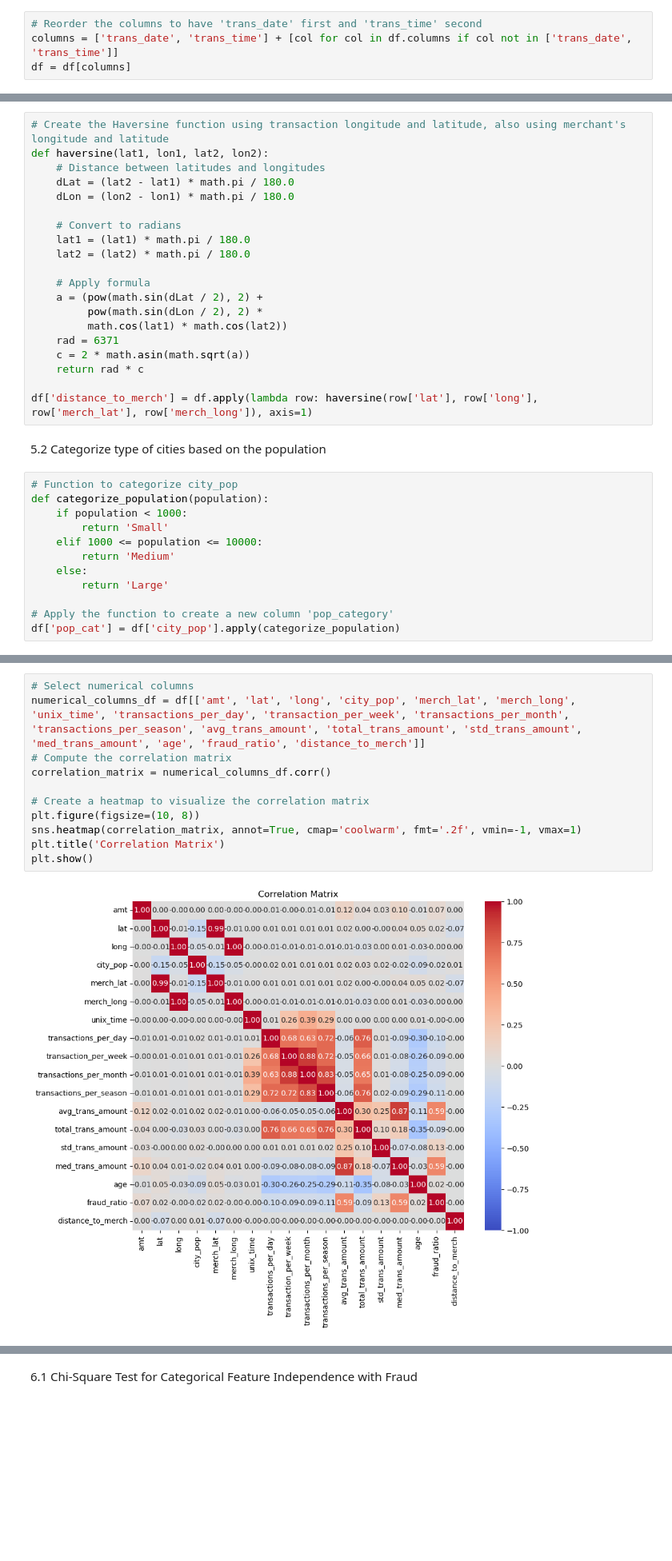
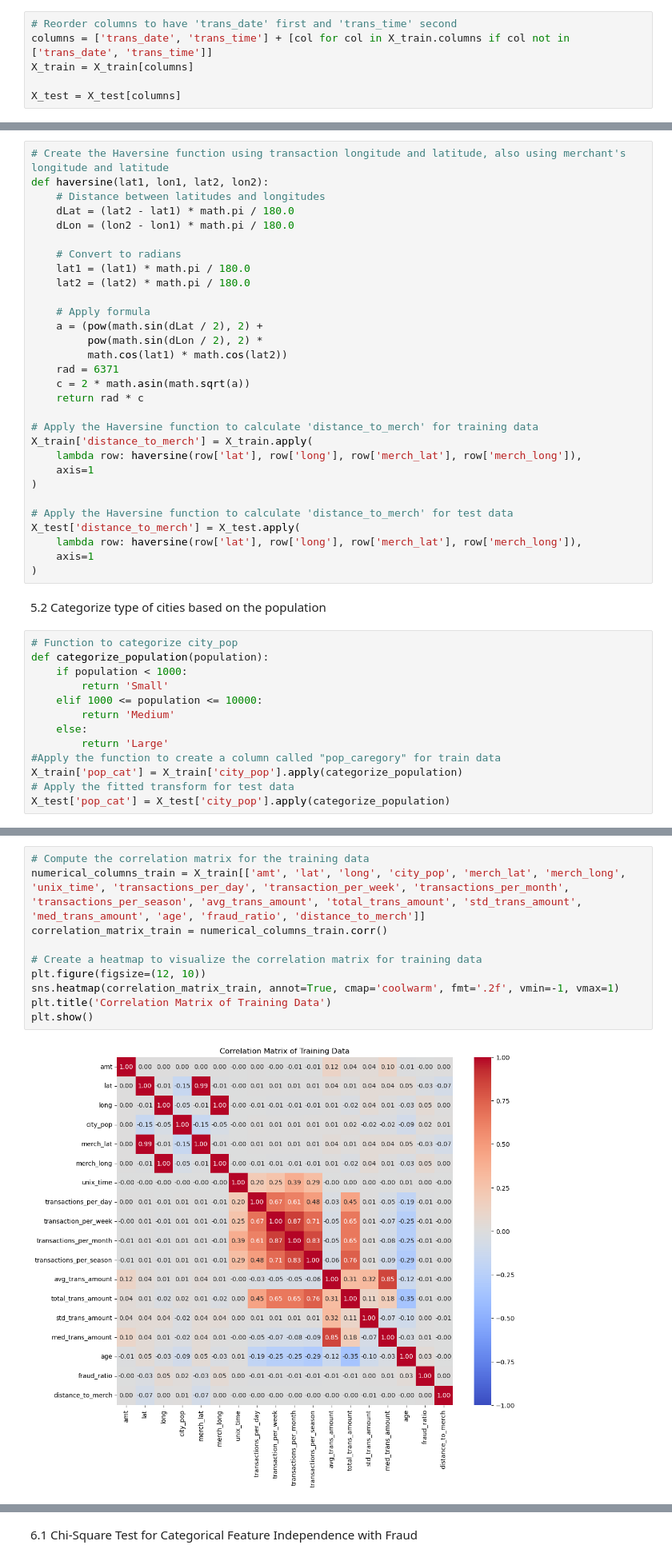
Before and after one commit to SSIN0045/TechnologyInnovationProject, a Jupyter notebook: ModelonUnseenData.ipynb, the cells around one changed output, grey strips where cells are left out. Shown at 80% size. Saved outputs shown, nothing was run; the diff lists cells and outputs as text; blank space fills up the shorter version.

```diff
--- a/ModelonUnseenData.ipynb
+++ b/ModelonUnseenData.ipynb
@@ -128,7 +118,9 @@ df.drop('trans_date_trans_time', axis=1, inplace=True)
 # %%
-# Reorder the columns to have 'trans_date' first and 'trans_time' second
-columns = ['trans_date', 'trans_time'] + [col for col in df.columns if col not in ['trans_date', 'trans_time']]
-df = df[columns]
+# Reorder columns to have 'trans_date' first and 'trans_time' second
+columns = ['trans_date', 'trans_time'] + [col for col in X_train.columns if col not in ['trans_date', 'trans_time']]
+X_train = X_train[columns]
+
+X_test = X_test[columns]
 # %% [markdown]
 From the dtype of the dataset, we still have some tasks to do with the dtype. First of all, trans_date needed to be transferred from object/string to datetime
 # %%
@@ -398,7 +611,17 @@ def haversine(lat1, lon1, lat2, lon2):
     c = 2 * math.asin(math.sqrt(a))
     return rad * c
 
-df['distance_to_merch'] = df.apply(lambda row: haversine(row['lat'], row['long'], row['merch_lat'], row['merch_long']), axis=1)
+# Apply the Haversine function to calculate 'distance_to_merch' for training data
+X_train['distance_to_merch'] = X_train.apply(
+    lambda row: haversine(row['lat'], row['long'], row['merch_lat'], row['merch_long']),
+    axis=1
+)
+
+# Apply the Haversine function to calculate 'distance_to_merch' for test data
+X_test['distance_to_merch'] = X_test.apply(
+    lambda row: haversine(row['lat'], row['long'], row['merch_lat'], row['merch_long']),
+    axis=1
+)
 # %% [markdown]
 5.2 Categorize type of cities based on the population
 # %%
@@ -410,6 +633,7 @@ def categorize_population(population):
         return 'Medium'
     else:
         return 'Large'
-
-# Apply the function to create a new column 'pop_category'
-df['pop_cat'] = df['city_pop'].apply(categorize_population)
+#Apply the function to create a column called "pop_caregory" for train data
+X_train['pop_cat'] = X_train['city_pop'].apply(categorize_population)
+# Apply the fitted transform for test data
+X_test['pop_cat'] = X_test['city_pop'].apply(categorize_population)
@@ -416,13 +660,12 @@ df['pop_cat'] = df['city_pop'].apply(categorize_population)
 # %%
-# Select numerical columns
-numerical_columns_df = df[['amt', 'lat', 'long', 'city_pop', 'merch_lat', 'merch_long', 'unix_time', 'transactions_per_day', 'transaction_per_week', 'transactions_per_month', 'transactions_per_season', 'avg_trans_amount', 'total_trans_amount', 'std_trans_amount', 'med_trans_amount', 'age', 'fraud_ratio', 'distance_to_merch']]
-# Compute the correlation matrix
-correlation_matrix = numerical_columns_df.corr()
+# Compute the correlation matrix for the training data
+numerical_columns_train = X_train[['amt', 'lat', 'long', 'city_pop', 'merch_lat', 'merch_long', 'unix_time', 'transactions_per_day', 'transaction_per_week', 'transactions_per_month', 'transactions_per_season', 'avg_trans_amount', 'total_trans_amount', 'std_trans_amount', 'med_trans_amount', 'age', 'fraud_ratio', 'distance_to_merch']]
+correlation_matrix_train = numerical_columns_train.corr()
 
-# Create a heatmap to visualize the correlation matrix
-plt.figure(figsize=(10, 8))
-sns.heatmap(correlation_matrix, annot=True, cmap='coolwarm', fmt='.2f', vmin=-1, vmax=1)
-plt.title('Correlation Matrix')
+# Create a heatmap to visualize the correlation matrix for training data
+plt.figure(figsize=(12, 10))
+sns.heatmap(correlation_matrix_train, annot=True, cmap='coolwarm', fmt='.2f', vmin=-1, vmax=1)
+plt.title('Correlation Matrix of Training Data')
 plt.show()
 # %% [output]
-[figure, old version]
+[figure, new version]
```
Also changed, not shown: parts of 50 cells of this notebook, 4 other files.
